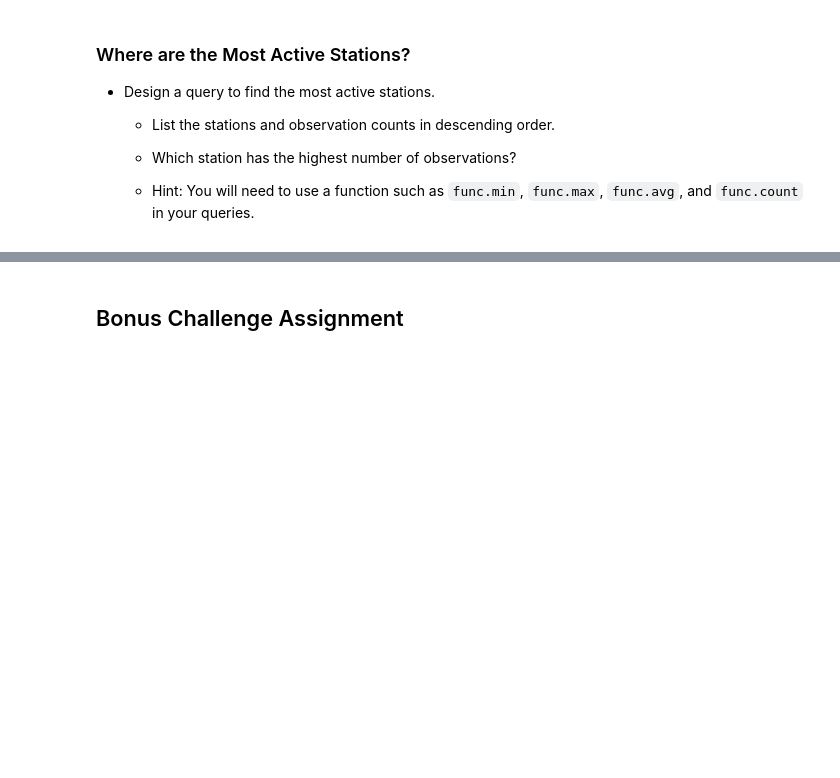
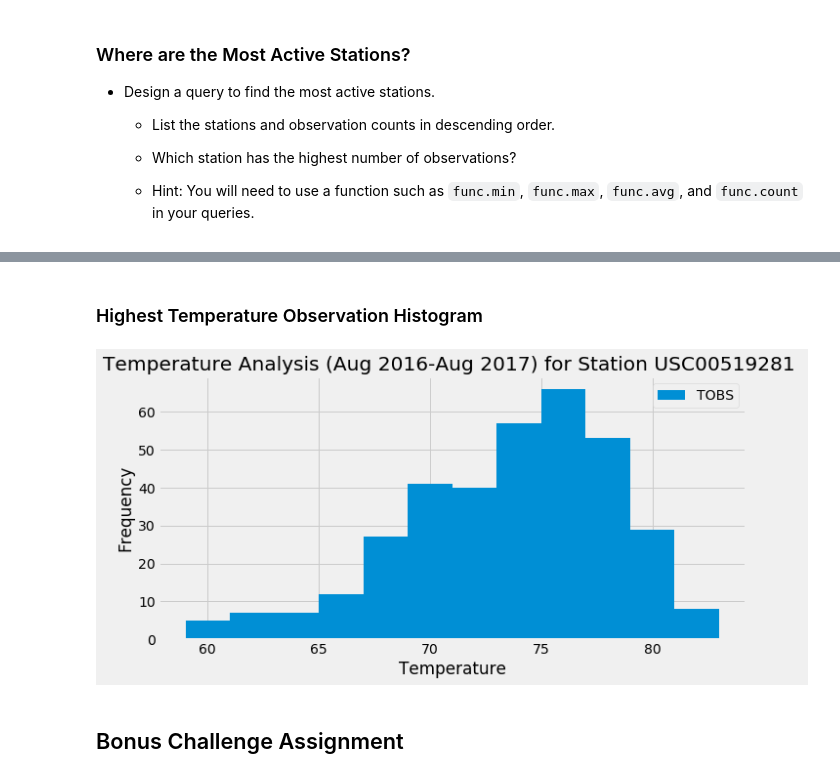
Before and after one commit to fereshtehaghaei/Climate-Analysis-SQLAlchemy, a Jupyter notebook: climate_starter.ipynb, the cells around one changed output, grey strips where cells are left out. Drawn from its saved outputs; the diff is of its cells as text; code cells hidden in the pictures; blank space fills up the shorter version.

Commit message:
created histogram

```diff
--- a/climate_starter.ipynb
+++ b/climate_starter.ipynb
@@ -299,3 +341,7 @@ The Most Active Station is USC00519281 which had 2772 weather obeservations
 # %%
 # Choose the station with the highest number of temperature observations.
 # Query the last 12 months of temperature observation data for this station and plot the results as a histogram
+highest_temp = session.query(Measurement.date,func.max(Measurement.tobs)).\
+                          filter(Measurement.date >= year_ago ).\
+                          filter(Measurement.station == "USC00519281").group_by(Measurement.date).all()
+#highest_temp
@@ -301,0 +350,4 @@ The Most Active Station is USC00519281 which had 2772 weather obeservations
+# %%
+highest_temp_df = pd.DataFrame(highest_temp, columns=["Date", "TOBS"])
+highest_temp_df.sort_values('TOBS', inplace=True, ascending=False)   # inplace= True will over-write in dataframe and makes the change permanant
+highest_temp_df.head()
@@ -302,3 +361,15 @@ The Most Active Station is USC00519281 which had 2772 weather obeservations
+# %% [markdown]
+### Highest Temperature Observation Histogram
+# %%
+highest_temp_df.plot.hist(title = "Temperature Analysis (Aug 2016-Aug 2017) for Station USC00519281 ", bins=12, figsize=(10,5))
+plt.xlabel("Temperature")
+plt.ylabel("Frequency")
+plt.legend(loc="upper right")
+plt.tight_layout()
+plt.savefig("Images/temperature_vs_frequency.png")
+plt.show()
+# %% [output]
+[figure, added]
 # %% [markdown]
 ## Bonus Challenge Assignment
 # %%
```
Also changed, not shown: parts of 9 cells of this notebook.
